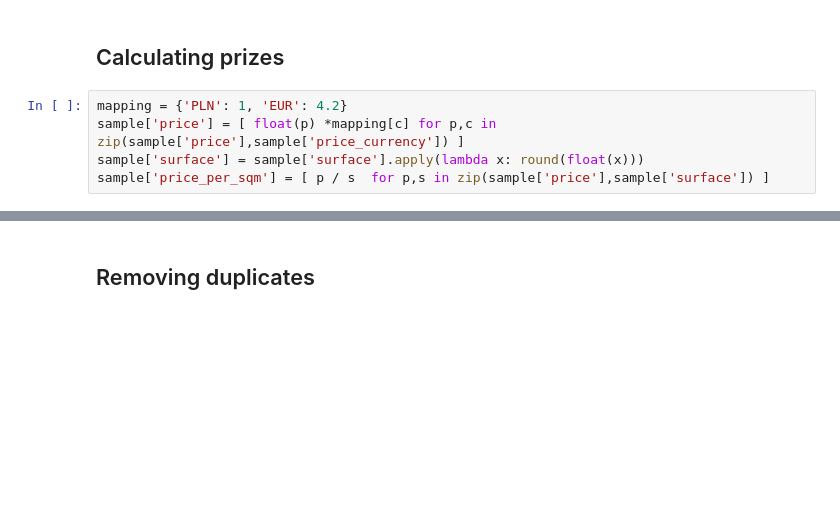
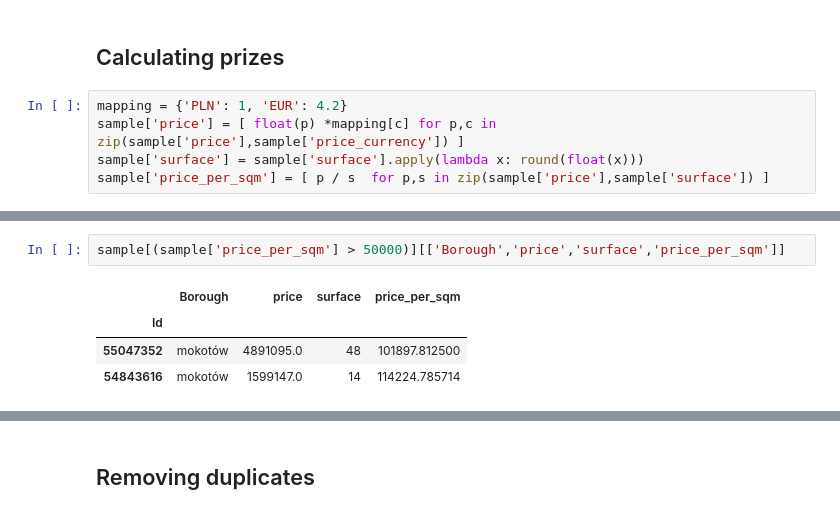
Before and after one commit to mbrzecki/Flats_data_mining, a Jupyter notebook: 01_cleaning.ipynb, the cells around one changed output, grey strips where cells are left out. Drawn from its saved outputs; the diff is of its cells as text; blank space fills up the shorter version.

```diff
--- a/01_cleaning.ipynb
+++ b/01_cleaning.ipynb
@@ -93,0 +121,7 @@ sample['price_per_sqm'] = [ p / s  for p,s in zip(sample['price'],sample['surfac
+# %%
+sample[(sample['price_per_sqm'] > 50000)][['Borough','price','surface','price_per_sqm']]
+# %% [output]
+|  | Borough | price | surface | price_per_sqm |
+| Id |  |  |  |  |
+| 55047352 | mokotów | 4891095.0 | 48 | 101897.812500 |
+| 54843616 | mokotów | 1599147.0 | 14 | 114224.785714 |
```
Also changed, not shown: parts of 39 cells of this notebook.
